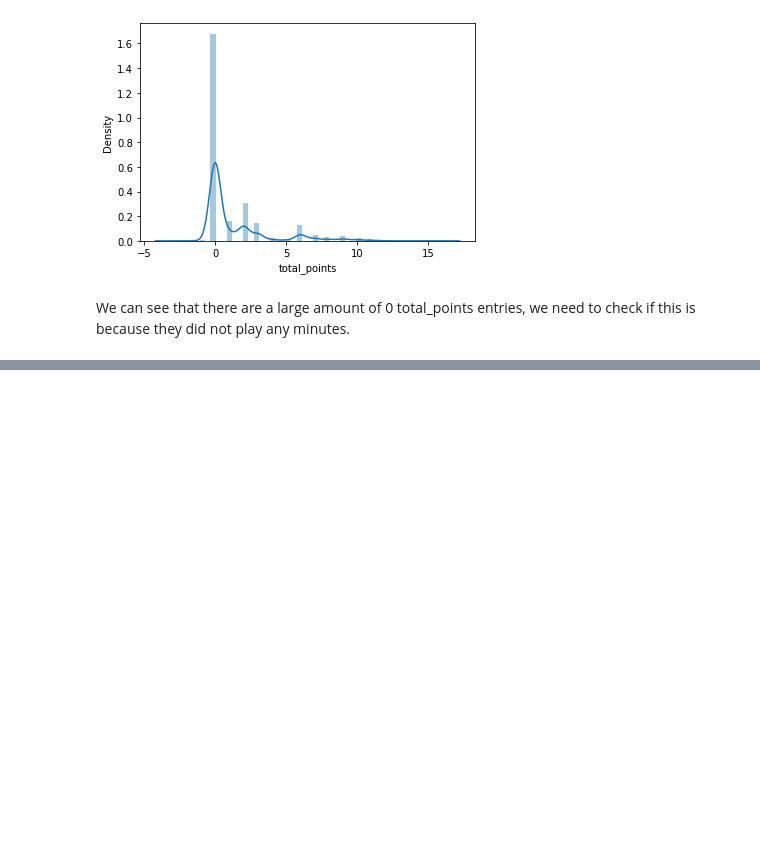
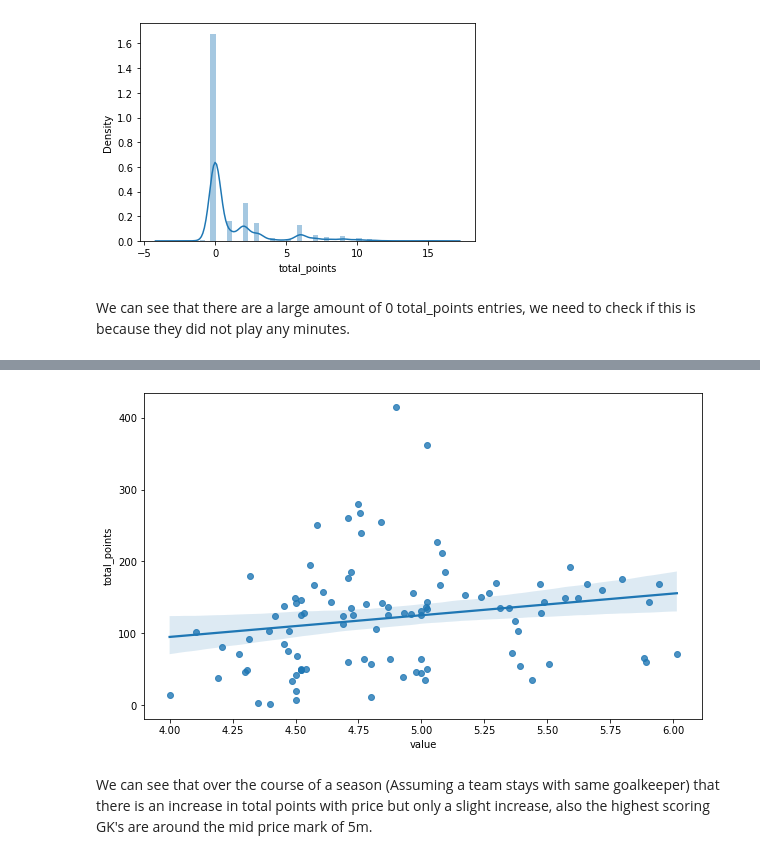
Before and after one commit to hledwards33/FPL_Predictive_Team_Selection, a Jupyter notebook: Further Analysis of Goalkeeper Correlated Variables.ipynb, the cells around one changed output, grey strips where cells are left out. Drawn from its saved outputs; the diff is of its cells as text; code cells hidden in the pictures; blank space fills up the shorter version.

```diff
--- a/Further Analysis of Goalkeeper Correlated Variables.ipynb
+++ b/Further Analysis of Goalkeeper Correlated Variables.ipynb
@@ -73,0 +132,3 @@ print('Played:')
+# %%
+players = df[['team', 'Season', 'total_points', 'value']]
+players.head()
@@ -73,0 +142,3 @@ print('Played:')
+# %%
+players = players.groupby(['team', 'Season']).agg({'total_points': 'sum', 'value': 'mean'})
+players.reset_index()
@@ -73,0 +159,8 @@ print('Played:')
+# %%
+plt.figure(figsize=(10,6))
+sns.regplot(x='value',y='total_points',data=players)
+plt.show()
+# %% [output]
+[figure, added]
+# %% [markdown]
+We can see that over the course of a season (Assuming a team stays with same goalkeeper) that there is an increase in total points with price but only a slight increase, also the highest scoring GK's are around the mid price mark of 5m.
```
Also changed, not shown: parts of 11 cells of this notebook.
